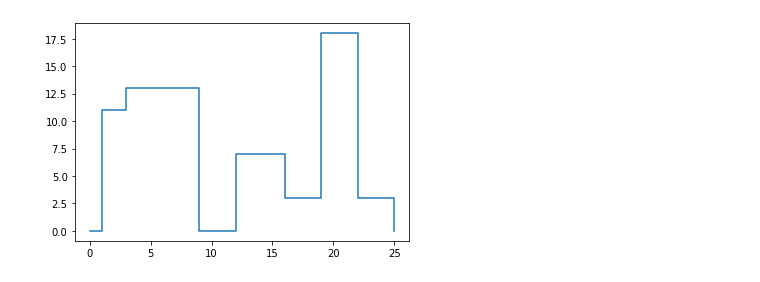
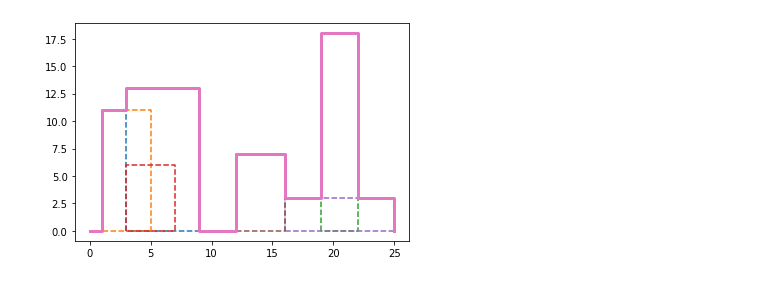
Before and after one commit to lmcanavals/acomplex, a Jupyter notebook: 03_04_skylines.ipynb, the cells around one changed output. Cells and saved outputs as stored; diff of their text form; code cells hidden in the pictures.

```diff
--- a/03_04_skylines.ipynb
+++ b/03_04_skylines.ipynb
@@ -63 +86,11 @@ def addPoint(res, x, y):
+# %%
+def addPoint(cf, x, y):
+  if len(cf) > 1:
+    if cf[-1][0] == x:
+      cf[-1] = (x, max(y, cf[-1][1]))
+      return
+    elif cf[-1][1] == y:
+      return
+
+  cf.append((x, y))
 # %%
@@ -98,9 +131,9 @@ drawContour(contour)
 # %%
-def skylines(rects, i, f):
+def skyline(rects, i, f):
   if i == f:
     return toContour(rects[i])
   else:
-    mid = (i + f) // 2
-    c1 = skylines(rects, i, mid)
-    c2 = skylines(rects, mid+1, f)
-    return merge(c1, c2)
+    mid = (i + f)//2
+    c0 = skyline(rects, i, mid)
+    c1 = skyline(rects, mid+1, f)
+    return merge(c0, c1)
@@ -112,4 +140,8 @@ print(contour)
-# %%
-drawContour(contour)
-# %% [output]
-[figure, removed]
+# %%
+cf2 = skyline(rects, 0, len(rects)-1)
+for rect in rects:
+  drawRect(toRect(rect))
+drawContour(cf2)
+plt.show()
+# %% [output]
+[figure, added]
```
Also changed, not shown: parts of 22 cells of this notebook.
